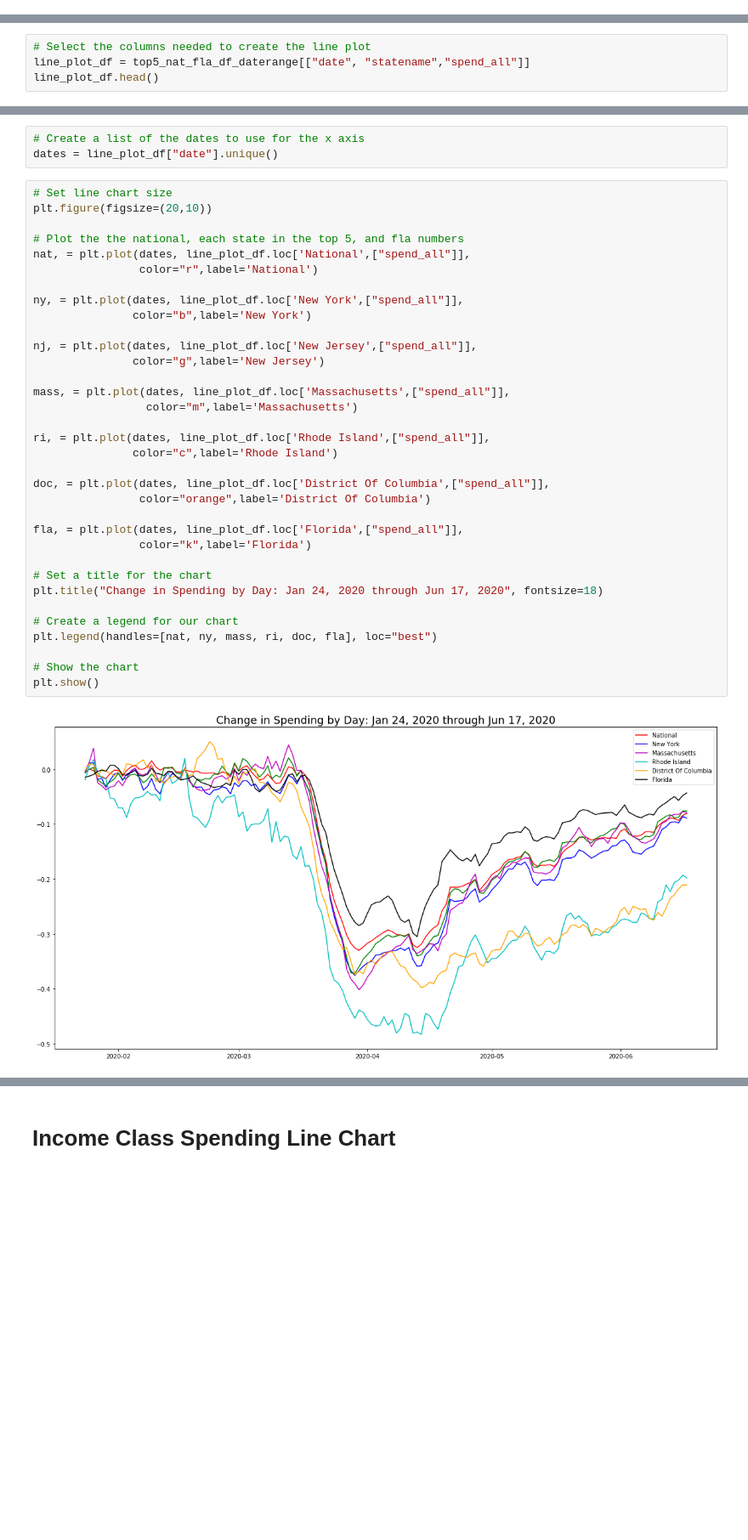
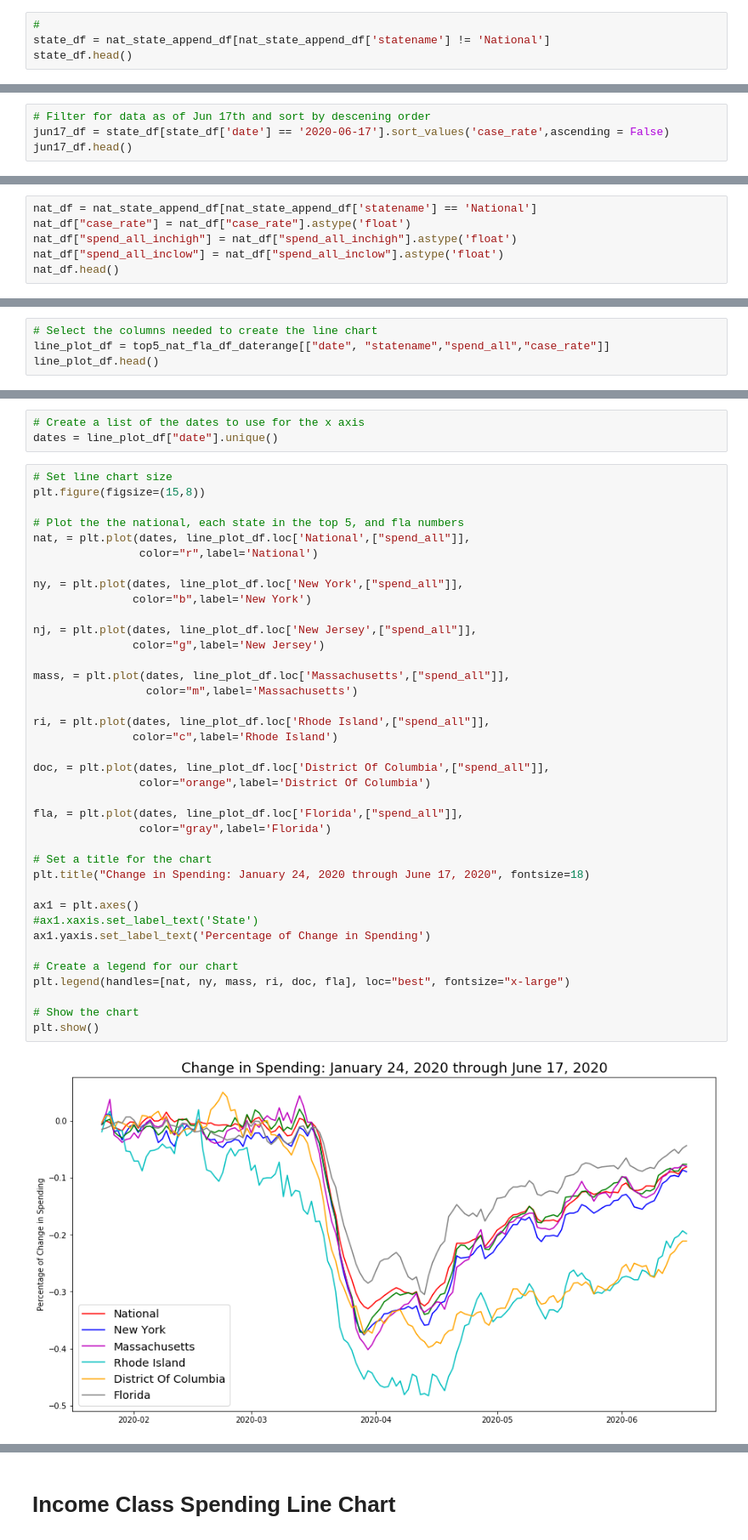
Before and after one commit to Starlinf/Project1, a Jupyter notebook: Project1_Q3.ipynb, the cells around one changed output, grey strips where cells are left out. Shown: that part at 85% size. Saved outputs shown, nothing was run; the diff lists cells and outputs as text; blank space fills up the shorter version.

```diff
--- a/Project1_Q3.ipynb
+++ b/Project1_Q3.ipynb
@@ -311,0 +237,4 @@ jun17_df.head()
+# %%
+#
+state_df = nat_state_append_df[nat_state_append_df['statename'] != 'National']
+state_df.head()
@@ -311,0 +248,4 @@ jun17_df.head()
+# %%
+# Filter for data as of Jun 17th and sort by descening order
+jun17_df = state_df[state_df['date'] == '2020-06-17'].sort_values('case_rate',ascending = False)
+jun17_df.head()
@@ -352,0 +290,6 @@ nat_df.head()
+# %%
+nat_df = nat_state_append_df[nat_state_append_df['statename'] == 'National']
+nat_df["case_rate"] = nat_df["case_rate"].astype('float')
+nat_df["spend_all_inchigh"] = nat_df["spend_all_inchigh"].astype('float')
+nat_df["spend_all_inclow"] = nat_df["spend_all_inclow"].astype('float')
+nat_df.head()
@@ -420,7 +384,7 @@ top5_nat_fla_df_daterange.head()
 | 3 | 2020-01-24 | 2020 | 1 | 24 | 36 | New York | 0.0 | . | 0.00214 | ... |
 | 4 | 2020-01-24 | 2020 | 1 | 24 | 44 | Rhode Island | 0.0 | . | 0.04200 | ... |
 # %%
-# Select the columns needed to create the line plot
-line_plot_df = top5_nat_fla_df_daterange[["date", "statename","spend_all"]]
+# Select the columns needed to create the line chart
+line_plot_df = top5_nat_fla_df_daterange[["date", "statename","spend_all","case_rate"]]
 line_plot_df.head()
 # %% [output]
@@ -438,38 +402,42 @@ line_plot_df = line_plot_df.set_index("statename")
 dates = line_plot_df["date"].unique()
 # %%
 # Set line chart size
-plt.figure(figsize=(20,10))
+plt.figure(figsize=(15,8))
 
 # Plot the the national, each state in the top 5, and fla numbers
 nat, = plt.plot(dates, line_plot_df.loc['National',["spend_all"]],
                 color="r",label='National')
 
 ny, = plt.plot(dates, line_plot_df.loc['New York',["spend_all"]],
                color="b",label='New York')
 
 nj, = plt.plot(dates, line_plot_df.loc['New Jersey',["spend_all"]],
                color="g",label='New Jersey')
 
 mass, = plt.plot(dates, line_plot_df.loc['Massachusetts',["spend_all"]],
                  color="m",label='Massachusetts')
 
 ri, = plt.plot(dates, line_plot_df.loc['Rhode Island',["spend_all"]],
                color="c",label='Rhode Island')
 
 doc, = plt.plot(dates, line_plot_df.loc['District Of Columbia',["spend_all"]],
                 color="orange",label='District Of Columbia')
 
 fla, = plt.plot(dates, line_plot_df.loc['Florida',["spend_all"]],
-                color="k",label='Florida')
+                color="gray",label='Florida')
 
 # Set a title for the chart
-plt.title("Change in Spending by Day: Jan 24, 2020 through Jun 17, 2020", fontsize=18)
+plt.title("Change in Spending: January 24, 2020 through June 17, 2020", fontsize=18)
+
+ax1 = plt.axes()
+#ax1.xaxis.set_label_text('State')
+ax1.yaxis.set_label_text('Percentage of Change in Spending')
 
 # Create a legend for our chart
-plt.legend(handles=[nat, ny, mass, ri, doc, fla], loc="best")
+plt.legend(handles=[nat, ny, mass, ri, doc, fla], loc="best", fontsize="x-large")
 
 # Show the chart
 plt.show()
 # %% [output]
-[figure, old version]
+[figure, new version]
 # %% [markdown]
```
Also changed, not shown: parts of 62 cells of this notebook.
